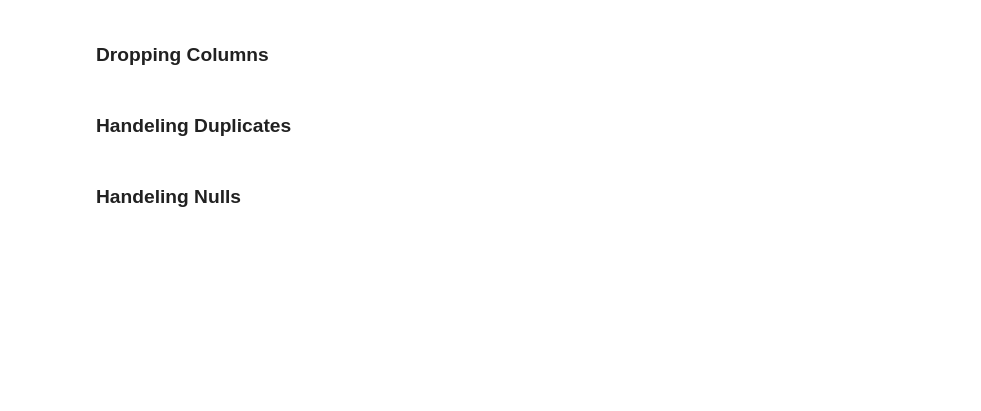
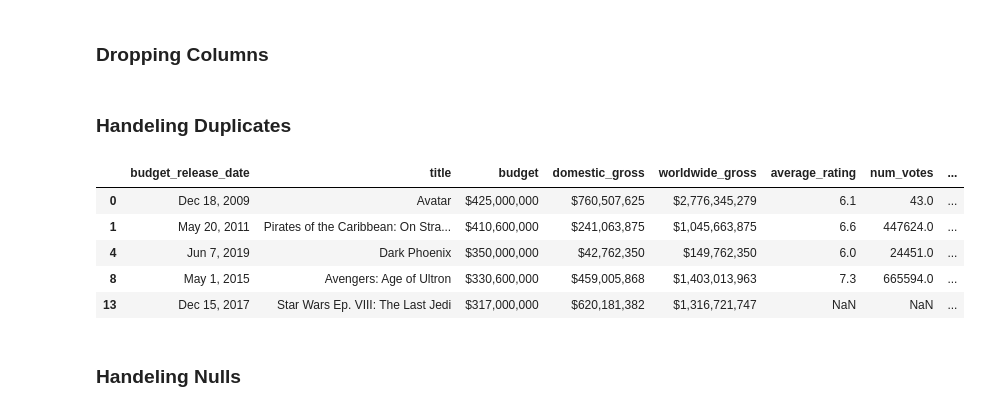
Before and after one commit to Churabros/Moringa_phase2_project, a Jupyter notebook: Phase_2_Project.ipynb, the cells around one changed output. Saved outputs shown, nothing was run; the diff lists cells and outputs as text; code cells hidden in the pictures; blank space fills up the shorter version.

Commit message:
merged dataset and removed nulls and duplicates

```diff
--- a/Phase_2_Project.ipynb
+++ b/Phase_2_Project.ipynb
@@ -105,5 +183,6 @@ print(type(df_imdb))
 # %%
-columns_to_keep = [ 'averagerating', 'numvotes', 'title', 'region', 'language', 'types', 'start_year', 'runtime_minutes', 'genres']
+#Yusuf Ali
+columns_to_keep = [ 'averagerating', 'numvotes', 'title', 'region', 'start_year', 'runtime_minutes', 'genres']
 df_imdb = df_imdb.loc[:,~df_imdb.columns.duplicated()]
 df_cleaned = df_imdb[columns_to_keep]
 df_cleaned.head()
@@ -130,12 +232,12 @@ merged_df.head()
 # Drop unnecessary columns
 columns_to_drop = [
     'Unnamed: 0', 'title_x', 'title_y', 'id_y', 'id_x',
-    'original_title', 'types', 'genre_ids', 'start_year',
+    'original_title', 'genre_ids', 'start_year',
     'vote_count', 'vote_average', 'release_date_y'
 ]
 merged_df = merged_df.drop(columns=columns_to_drop)
 
-# Rename columns to be more descriptive (if necessary)
+# Rename columns to be more descriptive
 merged_df = merged_df.rename(columns={
     'movie': 'title',  # Assuming 'movie' is the main title column
     'release_date_x': 'budget_release_date',
@@ -161,7 +264,14 @@ merged_df = merged_df.drop(columns='priority')
 # Drop duplicates based on the 'title' column, keeping the first occurrence
 merged_df = merged_df.drop_duplicates(subset='title', keep='first')
 # %%
-merged_df.info()
+merged_df.head()
+# %% [output]
+|  | budget_release_date | title | budget | domestic_gross | worldwide_gross | average_rating | num_votes | ... |
+| 0 | Dec 18, 2009 | Avatar | $425,000,000 | $760,507,625 | $2,776,345,279 | 6.1 | 43.0 | ... |
+| 1 | May 20, 2011 | Pirates of the Caribbean: On Stra... | $410,600,000 | $241,063,875 | $1,045,663,875 | 6.6 | 447624.0 | ... |
+| 4 | Jun 7, 2019 | Dark Phoenix | $350,000,000 | $42,762,350 | $149,762,350 | 6.0 | 24451.0 | ... |
+| 8 | May 1, 2015 | Avengers: Age of Ultron | $330,600,000 | $459,005,868 | $1,403,013,963 | 7.3 | 665594.0 | ... |
+| 13 | Dec 15, 2017 | Star Wars Ep. VIII: The Last Jedi | $317,000,000 | $620,181,382 | $1,316,721,747 | NaN | NaN | ... |
 # %% [markdown]
 ### Handeling Nulls
 # %%
```
Also changed, not shown: parts of 19 cells of this notebook.
